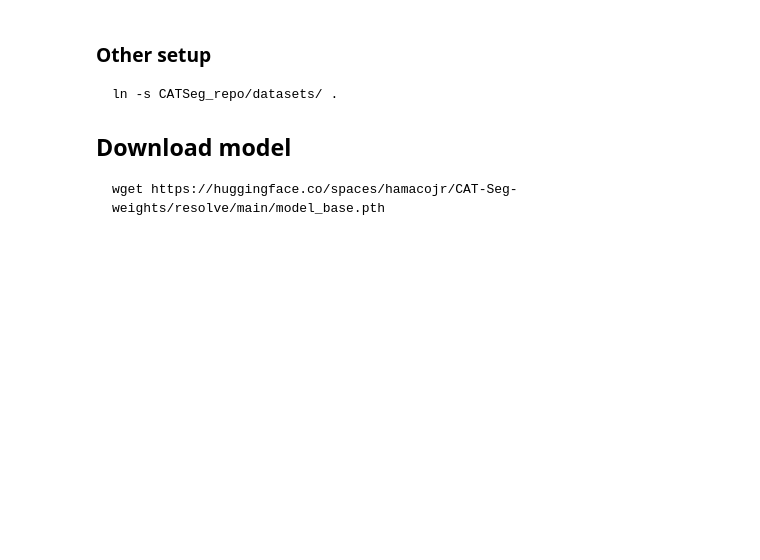
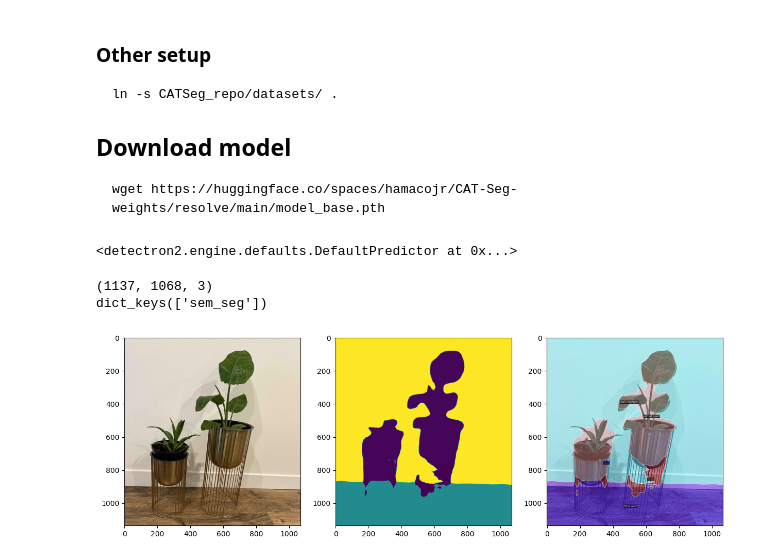
Before and after one commit to vmirly/GenAI-Hub, a Jupyter notebook: CAT-Seg/catseg_inference.ipynb, the cells around one changed output. Saved outputs shown, nothing was run; the diff lists cells and outputs as text; code cells hidden in the pictures; blank space fills up the shorter version.

Commit message:
CAT-Seg: inference

```diff
--- a/CAT-Seg/catseg_inference.ipynb
+++ b/CAT-Seg/catseg_inference.ipynb
@@ -101,3 +102,40 @@ def run_inference(
         sem_seg_mask = sem_seg.argmax(dim=0).to(torch.int32).cpu().numpy()
 
     return predictions, sem_seg_mask
+# %%
+cfg = setup_cfg(
+    config_file="CATSeg_repo/configs/vitb_384.yaml",
+    weights="./model_base.pth",
+    class_json=None, #"./class.json",
+    device="cuda" if torch.cuda.is_available() else "cpu",
+)
+
+# Create the predictor
+predictor = DefaultPredictor(cfg)
+
+predictor
+# %% [output]
+<detectron2.engine.defaults.DefaultPredictor at 0x...>
+# %%
+image_path = "../samples/plants.jpg"
+# Read image in BGR order as expected by Detectron2
+image_np = cv2.imread(image_path, cv2.IMREAD_COLOR)
+print(image_np.shape)
+
+res = run_inference(predictor, image_np)
+print(res[0].keys())
+
+demo = VisualizationDemo(cfg)
+_, vis_output = demo.run_on_image(image_np)
+# Convert the output (VisImage) to BGR for OpenCV saving
+overlay_img = vis_output.get_image()[:, :, ::-1]
+
+fig, axes = plt.subplots(1, 3, figsize=(15, 5), dpi=100)
+axes[0].imshow(cv2.cvtColor(image_np, cv2.COLOR_BGR2RGB))
+axes[1].imshow(res[0]["sem_seg"].cpu().numpy().argmax(0))
+axes[2].imshow(overlay_img)
+plt.show()
+# %% [output]
+(1137, 1068, 3)
+dict_keys(['sem_seg'])
+[figure, added]
```
Also changed, not shown: parts of 1 cell of this notebook.
